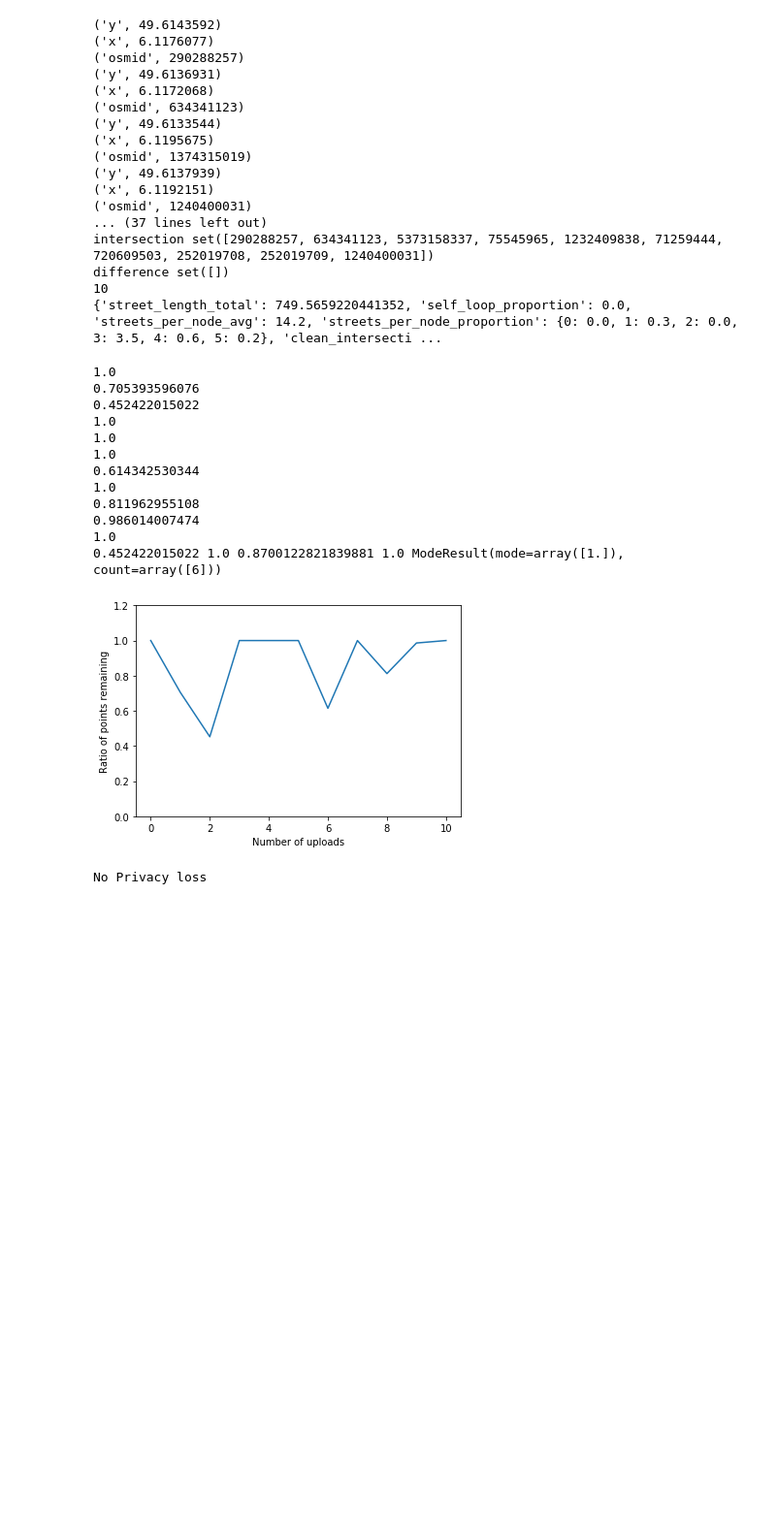
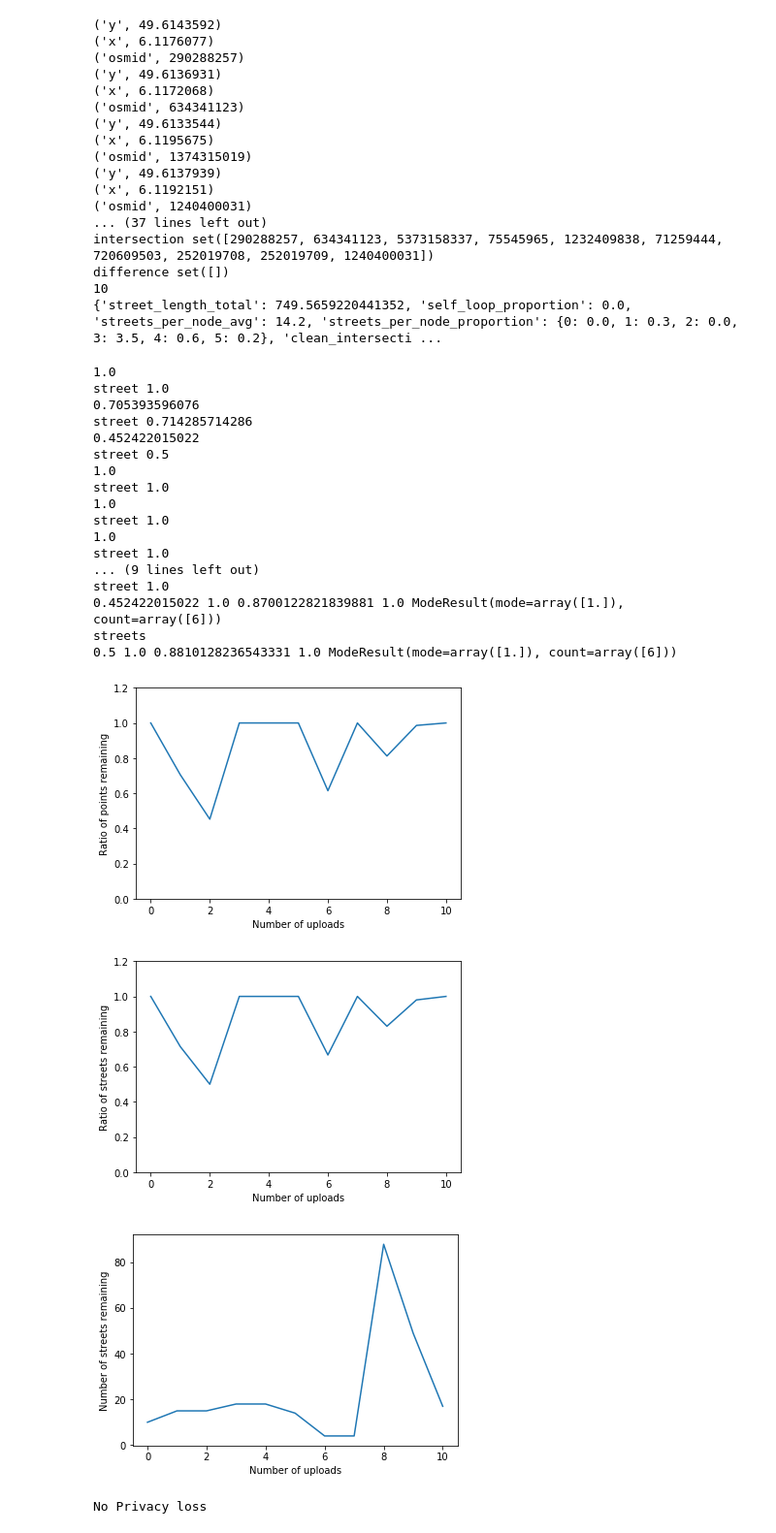
Before and after one commit to anuj-dimri25/Random-Delay-and-Indirections, a Jupyter notebook: luxembourg_simulation_data_ROI2.ipynb, the cells around one changed output. Shown at 97% size. Drawn from its saved outputs; the diff is of its cells as text; code cells hidden in the pictures; blank space fills up the shorter version.

```diff
--- a/luxembourg_simulation_data_ROI2.ipynb
+++ b/luxembourg_simulation_data_ROI2.ipynb
@@ -1173,44 +1173,73 @@ from scipy import stats
 after_street_distance=[749.5659,979.264,968.3116, 1087.66,1087.660, 1131.9648, 720.907, 777.328,  7796.489, 3926.333, 1364.1024 ]
 before_street_distance=[749.5659,1388.2519,2140.284,1087.660,1087.660,1131.9648,1173.461,777.328,9602.0255,3982.02558, 1364.1024]
 
+# street segment count
+after_number_streets=[10,15,15,18,18,14,4,4,88,49,17]
+before_number_streets=[10,21,30,18,18,14,6,4,106,50,17]
+
+
 xx=[]
+yy=[]
 
 for i in range(len(after_street_distance)):
     print after_street_distance[i]/float(before_street_distance[i])
+    print "street",
+    print after_number_streets[i]/float(before_number_streets[i])
     xx.append(after_street_distance[i]/float(before_street_distance[i]))
+    yy.append(after_number_streets[i]/float(before_number_streets[i]))
 
 print min(xx), max(xx), np.mean(xx), np.median(xx), stats.mode(xx)
 #xx.reverse()
+print "streets"
+print min(yy), max(yy), np.mean(yy), np.median(yy), stats.mode(yy)
 plt.plot(xx)
 plt.ylim(ymax=1.2,ymin=0)
 plt.xlabel('Number of uploads')
 plt.ylabel('Ratio of points remaining')
 plt.show()
 
+plt.plot(yy)
+plt.ylim(ymax=1.2,ymin=0)
+plt.xlabel('Number of uploads')
+plt.ylabel('Ratio of streets remaining')
+plt.show()
+
+
+plt.plot(after_number_streets)
+plt.xlabel('Number of uploads')
+plt.ylabel('Number of streets remaining')
+plt.show()
 
 ## if after street distance <200 m then privacy lost
 flag=0
 for i in after_street_distance:
     if i<200:
         print "privacy lost"
         flag=1
         break
 if flag==0:
     print "No Privacy loss"
 else:
     print "Privacy loss"
 # %% [output]
 1.0
+street 1.0
 0.705393596076
+street 0.714285714286
 0.452422015022
+street 0.5
 1.0
+street 1.0
 1.0
+street 1.0
 1.0
-0.614342530344
-1.0
-0.811962955108
-0.986014007474
-1.0
+street 1.0
+... (9 lines left out)
+street 1.0
 0.452422015022 1.0 0.8700122821839881 1.0 ModeResult(mode=array([1.]), count=array([6]))
+streets
+0.5 1.0 0.8810128236543331 1.0 ModeResult(mode=array([1.]), count=array([6]))
 [figure]
+[figure, added]
+[figure, added]
 No Privacy loss
```
Also changed, not shown: parts of 2 cells of this notebook.
